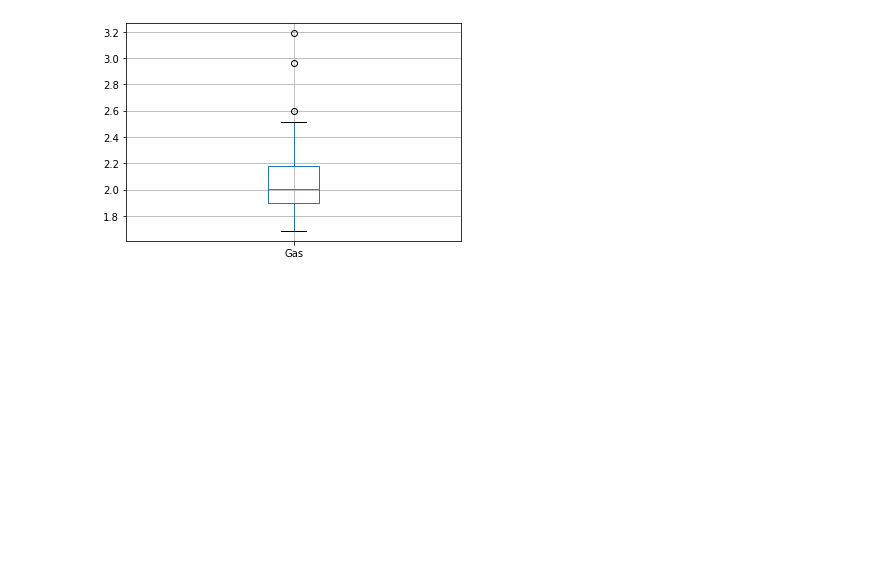
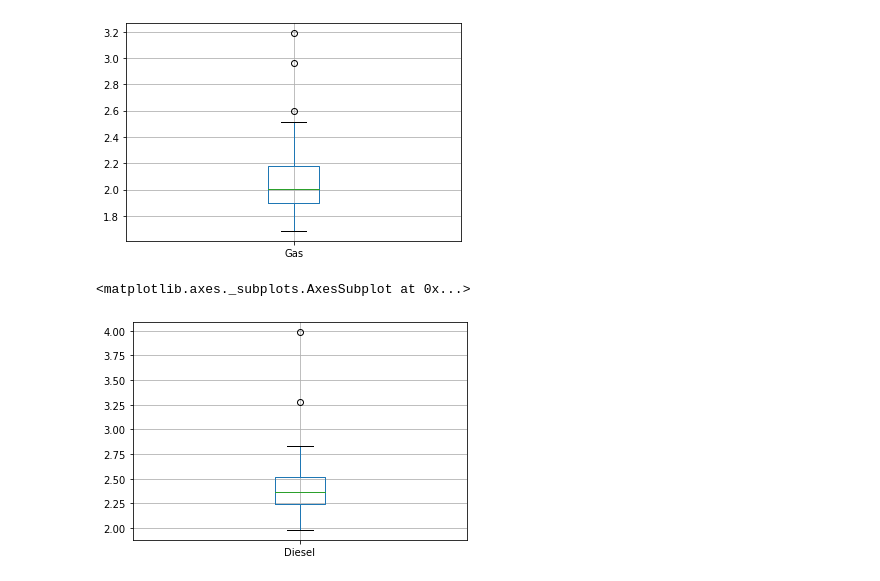
Before and after one commit to Altsa24/Project1, a Jupyter notebook: graphs.ipynb, the cells around one changed output. Cells and saved outputs as stored; diff of their text form; code cells hidden in the pictures; blank space fills up the shorter version.

```diff
--- a/graphs.ipynb
+++ b/graphs.ipynb
@@ -101,3 +101,8 @@ working_df_woDC.boxplot(column=["Gas"])
 # %% [output]
 <matplotlib.axes._subplots.AxesSubplot at 0x...>
 [figure]
+# %%
+working_df_woDC.boxplot(column=["Diesel"])
+# %% [output]
+<matplotlib.axes._subplots.AxesSubplot at 0x...>
+[figure, added]
```
Also changed, not shown: parts of 7 cells of this notebook.
